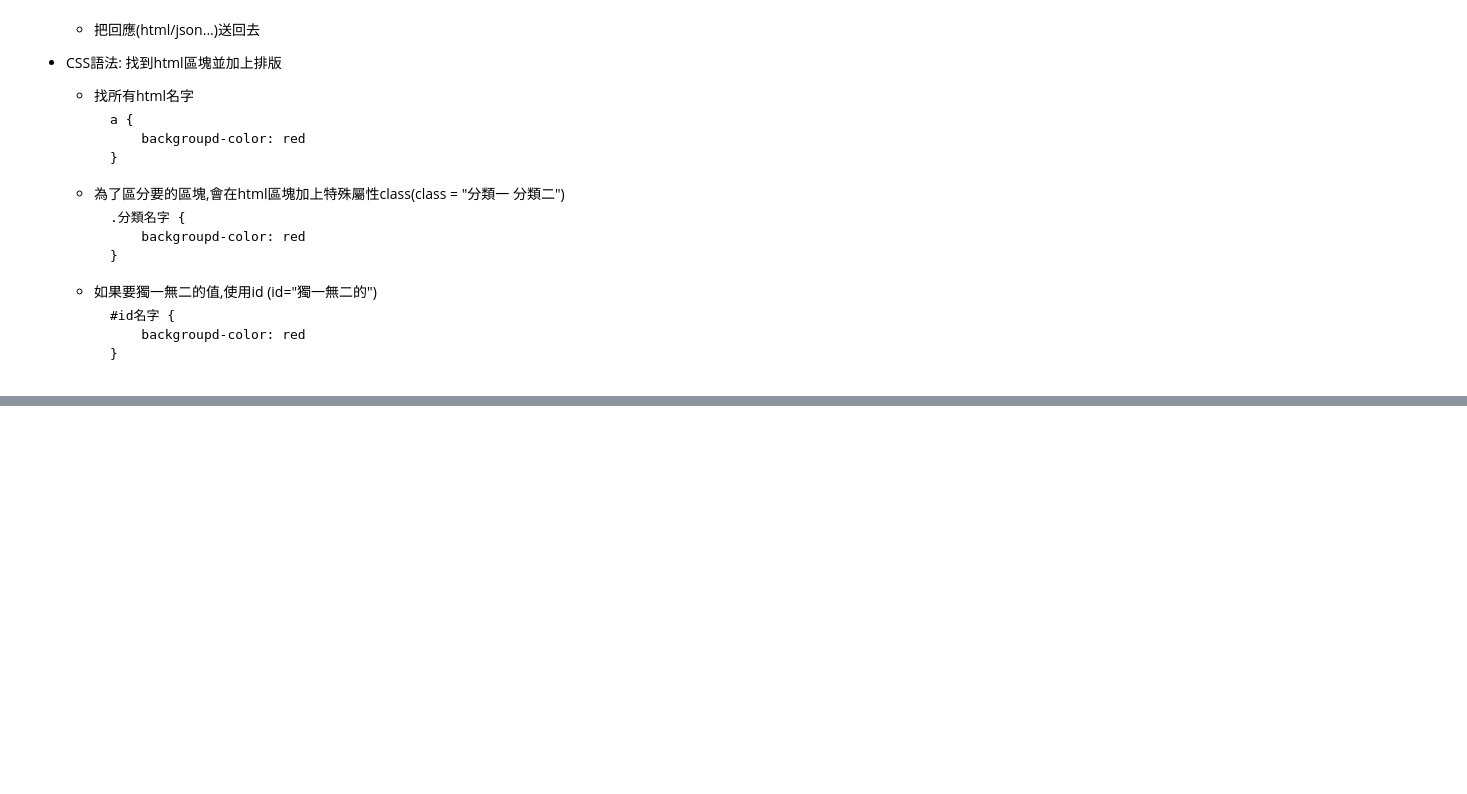
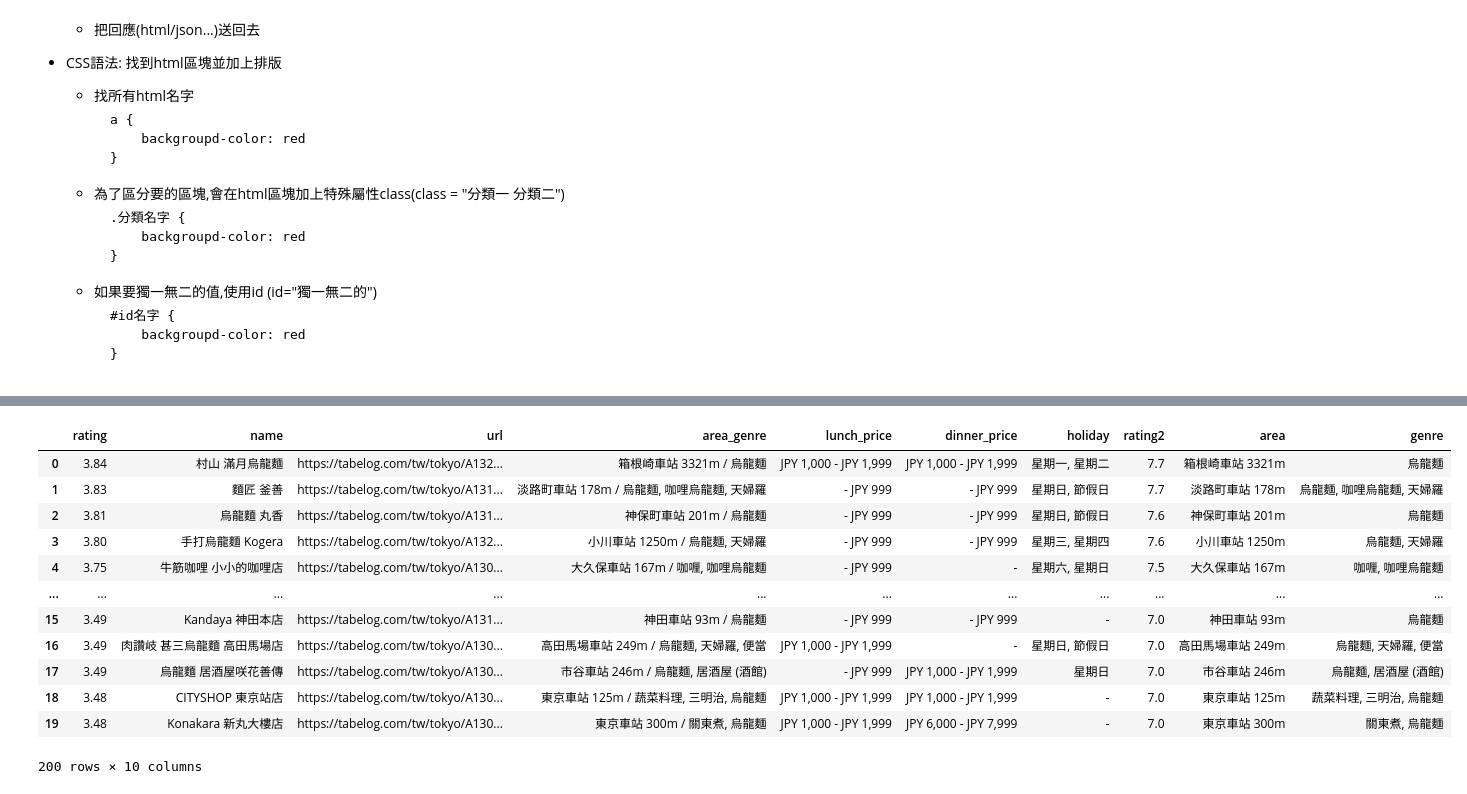
Before and after one commit to hannahTai/tibame-python, a Jupyter notebook: python20260923_1.ipynb, the cells around one changed output, grey strips where cells are left out. Cells and saved outputs as stored; diff of their text form; code cells hidden in the pictures; blank space fills up the shorter version.

```diff
--- a/python20260923_1.ipynb
+++ b/python20260923_1.ipynb
@@ -60,0 +68,10 @@ https://tabelog.com/tw/tokyo/A1310/A131002/13201863/
+# %%
+import pandas as pd
+
+total = []
+for i in range(10):
+    page = i + 1
+    partial_df = pd.DataFrame(get_page(page))
+    total.append(partial_df)
+df = pd.concat(total)
+df
@@ -92,0 +143,8 @@ https://tabelog.com/tw/tokyo/A1310/A131002/13201863/
+# %%
+def func(n):
+    return round(n*2, 1)
+
+# apply(操作函式(不加小括號)), pandas 會一直處理
+df["rating2"] = df["rating"].astype(float).apply(func)
+
+df[["rating", "rating2"]]
@@ -92,0 +165,30 @@ https://tabelog.com/tw/tokyo/A1310/A131002/13201863/
+# %%
+def func(s):
+    s_spl = s.split(" / ")
+    ans = {
+        "area": "-",
+        "genre": "-"
+    }
+    if len(s_spl) == 2:
+        ans["area"] = s_spl[0]
+        ans["genre"] = s_spl[1]
+    elif len(s_spl) == 1:
+        ans["genre"] = s_spl[0]
+    return pd.Series(ans)
+
+df[["area", "genre"]] = df["area_genre"].apply(func)
+df
+# %% [output]
+|  | rating | name | url | area_genre | lunch_price | dinner_price | holiday | rating2 | area | genre |
+| 0 | 3.84 | 村山 滿月烏龍麵 | https://tabelog.com/tw/tokyo/A132... | 箱根崎車站 3321m / 烏龍麵 | JPY 1,000 - JPY 1,999 | JPY 1,000 - JPY 1,999 | 星期一, 星期二 | 7.7 | 箱根崎車站 3321m | 烏龍麵 |
+| 1 | 3.83 | 麵匠 釜善 | https://tabelog.com/tw/tokyo/A131... | 淡路町車站 178m / 烏龍麵, 咖哩烏龍麵, 天婦羅 | - JPY 999 | - JPY 999 | 星期日, 節假日 | 7.7 | 淡路町車站 178m | 烏龍麵, 咖哩烏龍麵, 天婦羅 |
+| 2 | 3.81 | 烏龍麵 丸香 | https://tabelog.com/tw/tokyo/A131... | 神保町車站 201m / 烏龍麵 | - JPY 999 | - JPY 999 | 星期日, 節假日 | 7.6 | 神保町車站 201m | 烏龍麵 |
+| 3 | 3.80 | 手打烏龍麵 Kogera | https://tabelog.com/tw/tokyo/A132... | 小川車站 1250m / 烏龍麵, 天婦羅 | - JPY 999 | - JPY 999 | 星期三, 星期四 | 7.6 | 小川車站 1250m | 烏龍麵, 天婦羅 |
+| 4 | 3.75 | 牛筋咖哩 小小的咖哩店 | https://tabelog.com/tw/tokyo/A130... | 大久保車站 167m / 咖喱, 咖哩烏龍麵 | - JPY 999 | - | 星期六, 星期日 | 7.5 | 大久保車站 167m | 咖喱, 咖哩烏龍麵 |
+| ... | ... | ... | ... | ... | ... | ... | ... | ... | ... | ... |
+| 15 | 3.49 | Kandaya 神田本店 | https://tabelog.com/tw/tokyo/A131... | 神田車站 93m / 烏龍麵 | - JPY 999 | - JPY 999 | - | 7.0 | 神田車站 93m | 烏龍麵 |
+| 16 | 3.49 | 肉讚岐 甚三烏龍麵 高田馬場店 | https://tabelog.com/tw/tokyo/A130... | 高田馬場車站 249m / 烏龍麵, 天婦羅, 便當 | JPY 1,000 - JPY 1,999 | - | 星期日, 節假日 | 7.0 | 高田馬場車站 249m | 烏龍麵, 天婦羅, 便當 |
+| 17 | 3.49 | 烏龍麵 居酒屋咲花善傳 | https://tabelog.com/tw/tokyo/A130... | 市谷車站 246m / 烏龍麵, 居酒屋 (酒館) | - JPY 999 | JPY 1,000 - JPY 1,999 | 星期日 | 7.0 | 市谷車站 246m | 烏龍麵, 居酒屋 (酒館) |
+| 18 | 3.48 | CITYSHOP 東京站店 | https://tabelog.com/tw/tokyo/A130... | 東京車站 125m / 蔬菜料理, 三明治, 烏龍麵 | JPY 1,000 - JPY 1,999 | JPY 1,000 - JPY 1,999 | - | 7.0 | 東京車站 125m | 蔬菜料理, 三明治, 烏龍麵 |
+| 19 | 3.48 | Konakara 新丸大樓店 | https://tabelog.com/tw/tokyo/A130... | 東京車站 300m / 關東煮, 烏龍麵 | JPY 1,000 - JPY 1,999 | JPY 6,000 - JPY 7,999 | - | 7.0 | 東京車站 300m | 關東煮, 烏龍麵 |
+200 rows × 10 columns
```
Also changed, not shown: parts of 4 cells of this notebook.
